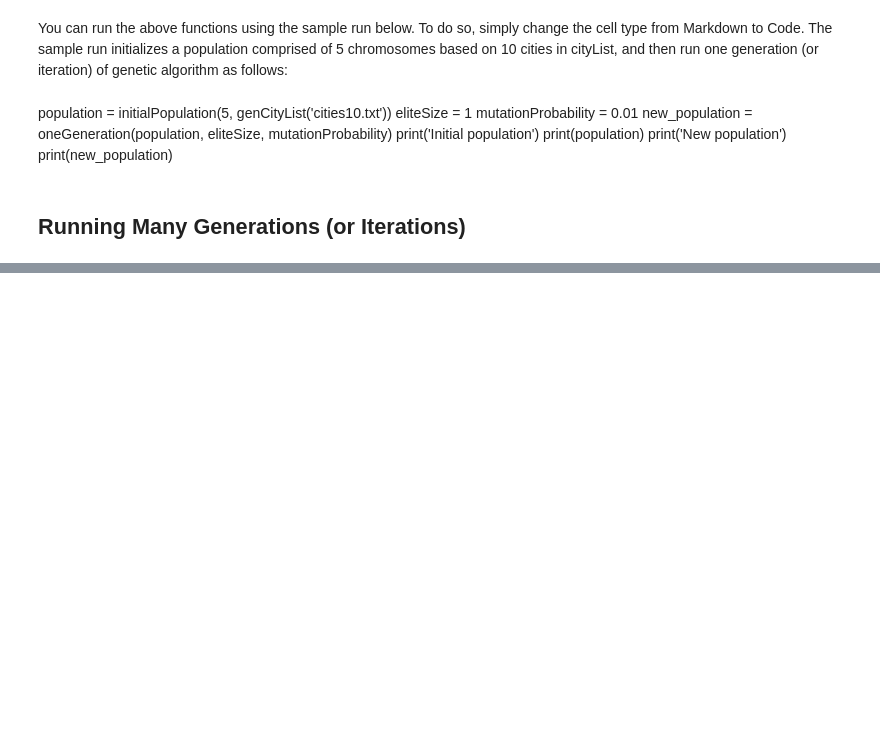
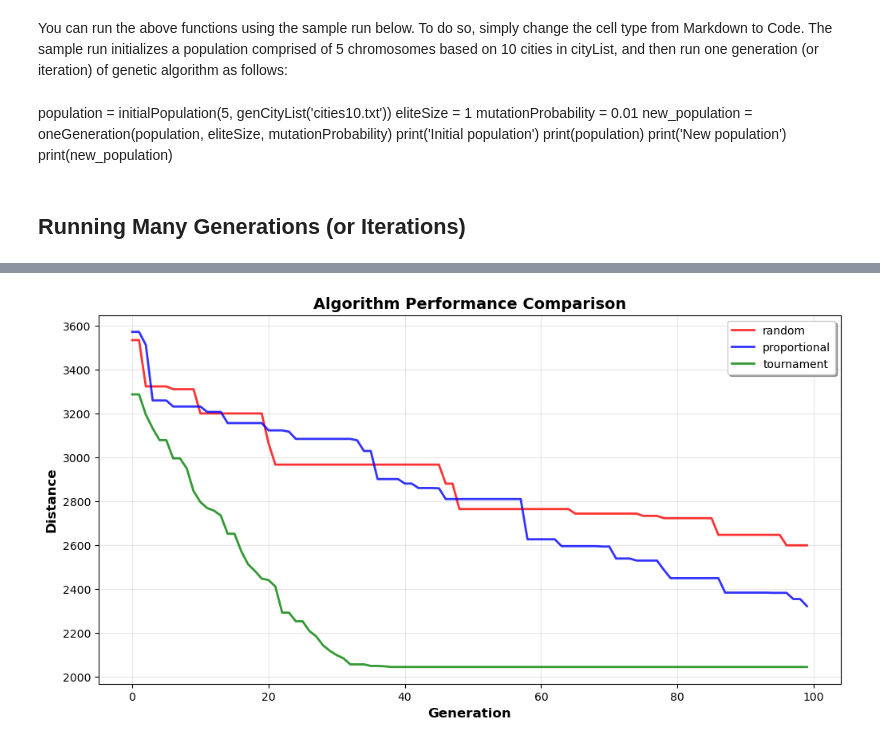
Before and after one commit to thanir03/ai-lab-1, a Jupyter notebook: Lab 2_Genetic Algorithm.ipynb, the cells around one changed output, grey strips where cells are left out. Drawn from its saved outputs; the diff is of its cells as text; code cells hidden in the pictures; blank space fills up the shorter version.

Commit message:
Added visualisation to branch 'old-branch'

```diff
--- a/Lab 2_Genetic Algorithm.ipynb
+++ b/Lab 2_Genetic Algorithm.ipynb
@@ -186,7 +170,7 @@ def genCityList(filename):
 
 
     # == Replacement starts here
-    NUM_RANDOM_CITIES = 40
+    NUM_RANDOM_CITIES = 75
     cities = []
 
     # Read cities from txt file
@@ -195,8 +179,7 @@ def genCityList(filename):
         for row in csv_reader:
             cities.append(City(row["City"], int(row["X"]), int(row["Y"])))
 
-    # Randomly select 10 cities
-    print(len(cities))
+    # Randomly select cities
     cityList = random.sample(cities, NUM_RANDOM_CITIES)
     # == Replacement ends here
 
@@ -560,18 +543,14 @@ print(new_population)
 # %% [markdown]
 ## Running Many Generations (or Iterations)
 # %%
-filename = 'cities40.txt'
-popSize = 100 # 50 - 500
-popSizeMap = []
-for i in range(50, 550, 100):
-    popSizeMap.append(i)
-
+filename = 'cities400.txt'
+popSize = 100
 eliteSize = 5
 mutationProbability = 0.01
-iteration_limit = 250 # 100 - 250
+iteration_limit = 250
 
 iteration_limit_map = []
-for i in range(100, 250, 50):
+for i in range(100, 500, 100):
     iteration_limit_map.append(i)
 
 
@@ -591,16 +570,17 @@ mapOfAlgos = {
     "proportional": parentProportionalSelection,
     "tournament": parentTournamentSelection,
 }
+
+results = []
+
 params = []
-for pop in popSizeMap:
-    for it in iteration_limit_map:
-        for key in mapOfAlgos:
-            params.append({
-                "algo": key,
-                "iterationLimit": it,
-                "popSize": pop,
-            })
-
+for it in iteration_limit_map:
+    for key in mapOfAlgos:
+        params.append({
+            "algo": key,
+            "iterationLimit": it,
+            "popSize": popSize,
+        })
 
 def evaluatePerformance(cityList: list[City], params):
     print("RUNNING PARAMS", params)
@@ -608,6 +588,7 @@ def evaluatePerformance(cityList: list[City], params):
     population = initialPopulation(params["popSize"], cityList)
     distances = [Fitness(p).routeDistance() for p in population]
     min_dist = min(distances)
+
     # print("Best distance for initial population: " + str(min_dist))
 
     for i in range(params["iterationLimit"]):
@@ -616,19 +597,58 @@ def evaluatePerformance(cityList: list[City], params):
         index = np.argmin(distances)
         best_route = population[index]
         min_dist = min(distances)
-        # print(f"Best distance for population in iteration {algo} " + str(i) +
-        #     ": " + str(min_dist))
+
+        results.append({
+            "iteration": i,
+            "distances": distances,
+            "algo": params["algo"],
+        })
 
     # print("Optimal path is " + str(best_route))
     print(f"BEST DISTANCE for {params} : ", min_dist, "\n" )
     return min_dist
 
+def generateScatterChart(result, algo = mapOfAlgos):
+    iteration_data = [gen["iteration"] for gen in result]
+    distances_data = [min(gen["distances"]) for gen in result]
+
+    algo_names = list(algo.keys())
+
+    colors = ['red', 'blue', 'green']
+
+    plt.figure(figsize=(12, 6))
+
+    for i, algo_name in enumerate(algo_names[:3]):  # Limit to 3 algorithms
+        # Filter results for this specific algorithm
+        algo_results = [r for r in result if r.get("algo") == algo_name]
+
+        if algo_results:  # Only plot if we have data for this algorithm
+            iteration_data = [gen["iteration"] for gen in algo_results]
+            distances_data = [min(gen["distances"]) for gen in algo_results]
+
+            plt.plot(iteration_data, distances_data,
+                    color=colors[i],
+                    alpha=0.8,
+                    label=f'{algo_name}',
+                    linewidth=2)
+
+    plt.xlabel('Generation', fontsize=12, fontweight='bold')
+    plt.ylabel('Distance', fontsize=12, fontweight='bold')
+    plt.title('Algorithm Performance Comparison', fontsize=14, fontweight='bold')
+    plt.legend(loc='best', frameon=True, fancybox=True, shadow=True)
+    plt.grid(True, alpha=0.3)
+    plt.show()
+
+
 cityList = genCityList(filename)
 iteration = []
 
-for param in params:
+for i, param in enumerate(params):
     min_dist = evaluatePerformance(cityList, param)
     iteration.append({"param": param, "dist": min_dist})
+    if (i+1) % 3 == 0:
+        generateScatterChart(results, mapOfAlgos)
+        results.clear()
 
 print(iteration)
 # %% [output]
@@ -651,0 +663 @@ BEST DISTANCE for {'algo': 'tournament', 'iterationLimit': 200, 'popSize': 450}
+[figure, added]
```
Also changed, not shown: parts of 3 cells of this notebook, 1 other file.
